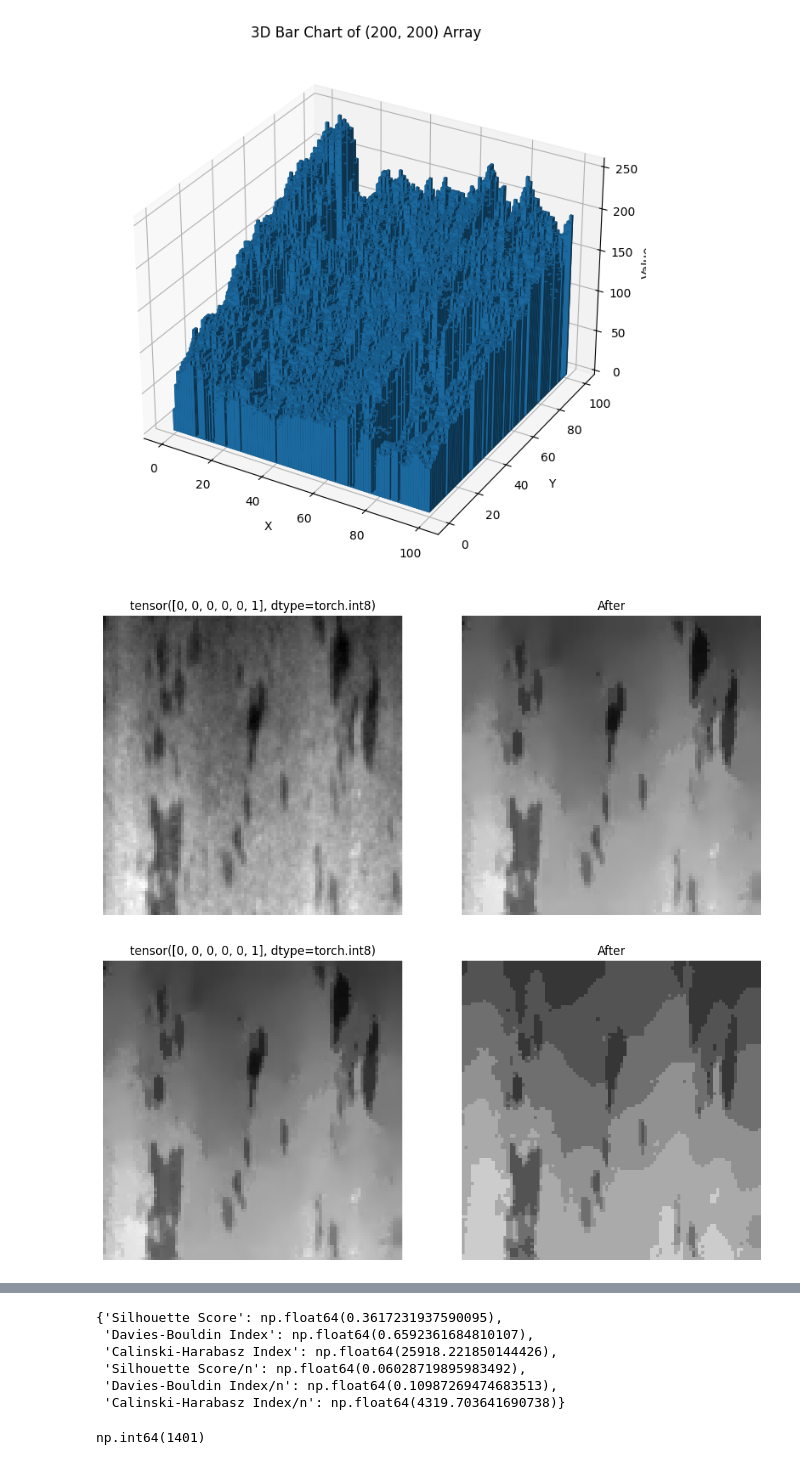
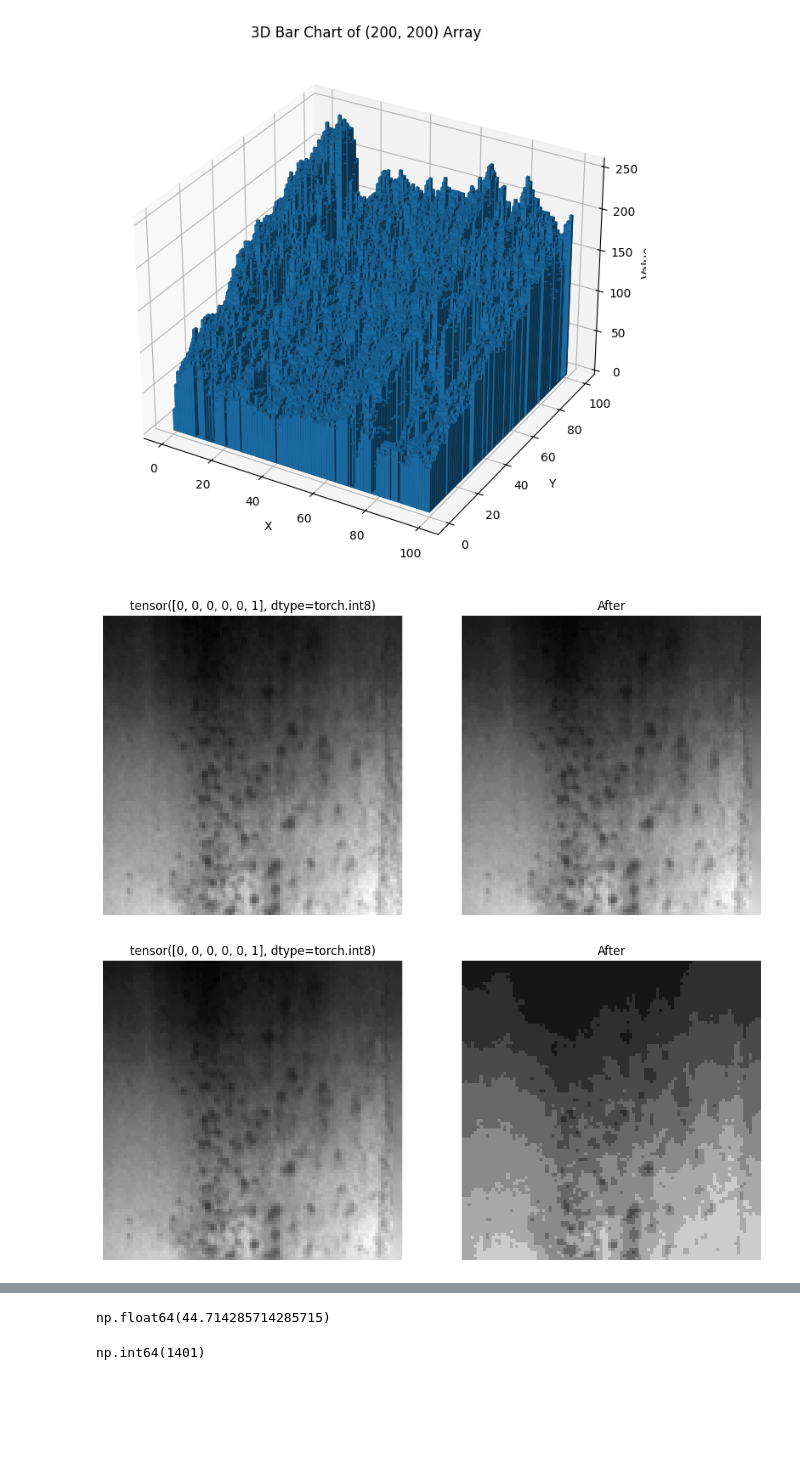
Before and after one commit to Lingfeng555/moe_edging, a Jupyter notebook: ImageTest.ipynb, the cells around one changed output, grey strips where cells are left out. Drawn from its saved outputs; the diff is of its cells as text; code cells hidden in the pictures; blank space fills up the shorter version.

Commit message:
worth a test

```diff
--- a/ImageTest.ipynb
+++ b/ImageTest.ipynb
@@ -163,7 +163,7 @@ original_image = Perspectiver.grayscale_to_rgb(Perspectiver.normalize_to_uint8(n
 '''
 original_image = Perspectiver.grayscale_to_rgb(Perspectiver.normalize_to_uint8(image.detach().cpu().numpy()[0]))
 # %%
-image = Image.open("/home/lingfeng/Desktop/repos/moe_edging/metal_dataset/valid/Inclusion/In_12.bmp")
+image = Image.open("metal_dataset/test/Pitted/PS_108.bmp")
 original_width, original_height = image.size
 scale = 0.5
 image = image.resize((max(1, int(original_width * scale)), max(1, int(original_height * scale))))
@@ -258,15 +254,17 @@ plot_barchartImage(Perspectiver.rgb_to_grayscale(original_image))
 # %% [output]
 [figure]
 # %%
-clustered_image = Perspectiver.meanShift(original_image, BEST["sp"], BEST["sr"])
-#clustered_image = Perspectiver.meanShift(original_image, 5, 25)
+#clustered_image = Perspectiver.meanShift(original_image, BEST["sp"], BEST["sr"])
+clustered_image = Perspectiver.meanShift(original_image, 5, 6)
 Perspectiver.plotComparison(original_image, clustered_image, titleBefore=label)
 
-kmeans_image = Perspectiver.kmeansClustering(clustered_image, k = BEST["k"])
+#kmeans_image = Perspectiver.kmeansClustering(clustered_image, k = BEST["k"])
+kmeans_image = Perspectiver.kmeansClustering(clustered_image, k = 7)
 Perspectiver.plotComparison(clustered_image, kmeans_image, titleBefore=label)
 
 plot_barchartImage(Perspectiver.rgb_to_grayscale(kmeans_image))
 Perspectiver.evaluate_clustering(original_image, kmeans_image)
+sumar_areas_fosas(kmeans_image)/7
 # %% [output]
-[figure, old version]
+[figure, new version]
-[figure, old version]
+[figure, new version]
@@ -274,9 +272,4 @@ Perspectiver.evaluate_clustering(original_image, kmeans_image)
-{'Silhouette Score': np.float64(0.3617231937590095),
- 'Davies-Bouldin Index': np.float64(0.6592361684810107),
- 'Calinski-Harabasz Index': np.float64(25918.221850144426),
- 'Silhouette Score/n': np.float64(0.06028719895983492),
- 'Davies-Bouldin Index/n': np.float64(0.10987269474683513),
- 'Calinski-Harabasz Index/n': np.float64(4319.703641690738)}
+np.float64(44.714285714285715)
 # %%
 def transformar_matriz(matriz):
     """
```
Also changed, not shown: parts of 3 cells of this notebook.
